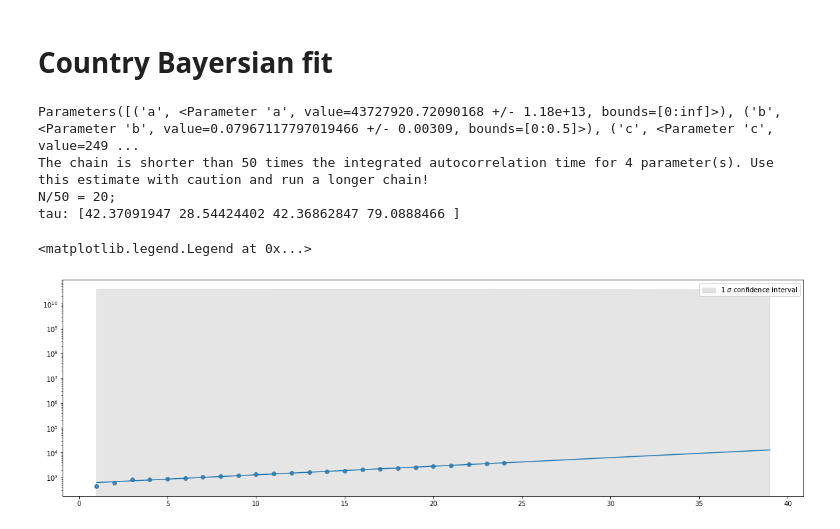
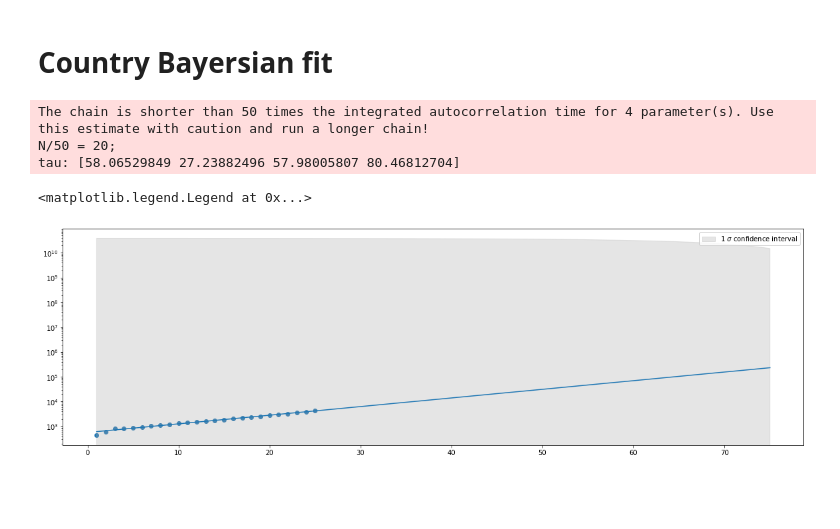
Before and after one commit to JeppeKlitgaard/COVID-19, a Jupyter notebook: COVID_data.ipynb, the cells around one changed output. Cells and saved outputs as stored; diff of their text form; code cells hidden in the pictures; blank space fills up the shorter version.

```diff
--- a/COVID_data.ipynb
+++ b/COVID_data.ipynb
@@ -118,11 +106,9 @@ ts_df = pd.merge(ts_df, x_days.rename('x_day'), on='country')
 ts_df['rel_day'] = ts_df['day'] - ts_df['x_day']
-# %%
-countries = ['Denmark']
-fit_method = 'leastsq'
 # %%
 
 fig, ax = plt.subplots(figsize=(15, 6))
-# ax.set_yscale('log')
+if log_scale:
+    ax.set_yscale('log')
 
 
 countries_fit = []
@@ -142,7 +128,7 @@ for country in countries:
     # rel_df.plot.scatter(x='rel_day', y=label)
 
     model = LogisticModel
-    params = model.make_params(c=1000, a=1000, b=0.3)
+    params = model.make_params(a=1000, b=0.3, c=1000)
     params['a'].min = 0
     params['b'].min = 0
     params['b'].max = 0.5
@@ -187,10 +173,8 @@ for country in countries:
     # Regression confidence intervals
     if regression_confidence:
         for i in regression_confidence_levels:
-            # dely = result.eval_uncertainty(sigma=i, x=regression_range)
             p = result.params
-            plt.fill_between(regression_range, model.func(regression_range, p['a'], p['b'] + p['b'].stderr, p['c']), model.func(regression_range, p['a'], p['b'] - p['b'].stderr, p['c']), color='#ABABAB', alpha=0.3)
-            #plt.fill_between(regression_range, result.eval(x=regression_range) + dely, result.eval(x=regression_range), color='#ABABAB', alpha=0.3)
+            plt.fill_between(regression_range, model.func(regression_range, p['a'] + i * p['a'].stderr, p['b'] + i * p['b'].stderr, p['c'] + i * p['c'].stderr), model.func(regression_range, p['a'] - i * p['a'].stderr, p['b'] - i * p['b'].stderr, p['c'] - i * p['c'].stderr), color=col, alpha=0.3)
 
     # Annotate last point
     x = rel_df.iloc[-1]['rel_day']
@@ -233,8 +215,9 @@ import lmfit
 country = 'Denmark'
 province_state = 'total'
 label = 'cases'
-regression_predict_length = 15
+regression_predict_length = 50
 log_scale = True
+emcee_factor = 1.0/1
 
 c_df = ts_df.loc[country].query(f'province_state == "{province_state}"')
 
@@ -242,50 +225,52 @@ rel_df = c_df.query('rel_day >= 1')
 # rel_df.plot(x='rel_day', y=label)
 
 model = LogisticModel
-params = model.make_params(a=1000, b=0.2, c=1000)
-result_1st = model.fit(rel_df[label], params, x=rel_df['rel_day'], method='Nelder', nan_policy='omit')
-print(result.params)
+params = model.make_params(a=1000, b=0.3, c=1000)
+params['a'].min = 0
+params['b'].min = 0
+params['b'].max = 0.5
+params['c'].min = 0
+result_leastsq = model.fit(rel_df[label], params, x=rel_df['rel_day'], method='leastsq', nan_policy='omit')
+result_nelder = model.fit(rel_df[label], params, x=rel_df['rel_day'], method='Nelder', nan_policy='omit')
 
-result_1st = result
 emcee_kws = {
-    'steps': 1000,
-    'burn': 300,
+    'steps': int(round(1000 * emcee_factor)),
+    'burn': int(round(300 * emcee_factor)),
 #    'thin': 20,
     'is_weighted': False,
     'progress': True
 }
 
-emcee_params = result_1st.params.copy()
+emcee_params = result_nelder.params.copy()
 emcee_params.add('__lnsigma', value=np.log(0.1), min=np.log(0.001), max=np.log(2.0))
 
 result_emcee = model.fit(rel_df[label], emcee_params, x=rel_df['rel_day'], method='emcee', nan_policy='omit', fit_kws=emcee_kws)
 
 last_rel_day = rel_df['rel_day'].iloc[-1]
 regression_predict_days = np.arange(last_rel_day + 1, last_rel_day + regression_predict_length + 1)
 
 regression_range = np.append(rel_df['rel_day'].values, regression_predict_days)
 
 # result.plot()
 
 fig, ax = plt.subplots(figsize=(20, 6))
 if log_scale:
     ax.set_yscale('log')
 
-p = result.params
+p = result_leastsq.params
 
 plt.scatter(rel_df['rel_day'], rel_df[label])
 plt.plot(regression_range, model.func(regression_range, p['a'], p['b'], p['c']))
 # Plot confidence intervals
 for i in range(1, 2):
-    dely = result.eval_uncertainty(sigma=i, x=regression_range)
+    dely = result_leastsq.eval_uncertainty(sigma=i, x=regression_range)
     plt.fill_between(regression_range, model.func(regression_range, p['a'], p['b'], p['c']) + dely, model.func(regression_range, p['a'], p['b'], p['c']) - dely, color='#ABABAB', alpha=0.3, label=f'{i} $\sigma$ confidence interval')
 
 plt.legend()
 #e_result = result.emcee()
 # %% [output]
-Parameters([('a', <Parameter 'a', value=43727920.72090168 +/- 1.18e+13, bounds=[0:inf]>), ('b', <Parameter 'b', value=0.07967117797019466 +/- 0.00309, bounds=[0:0.5]>), ('c', <Parameter 'c', value=249 ...
 The chain is shorter than 50 times the integrated autocorrelation time for 4 parameter(s). Use this estimate with caution and run a longer chain!
 N/50 = 20;
-tau: [42.37091947 28.54424402 42.36862847 79.0888466 ]
+tau: [58.06529849 27.23882496 57.98005807 80.46812704]
 <matplotlib.legend.Legend at 0x...>
-[figure, old version]
+[figure, new version]
```
Also changed, not shown: parts of 10 cells of this notebook, 2 other files.
